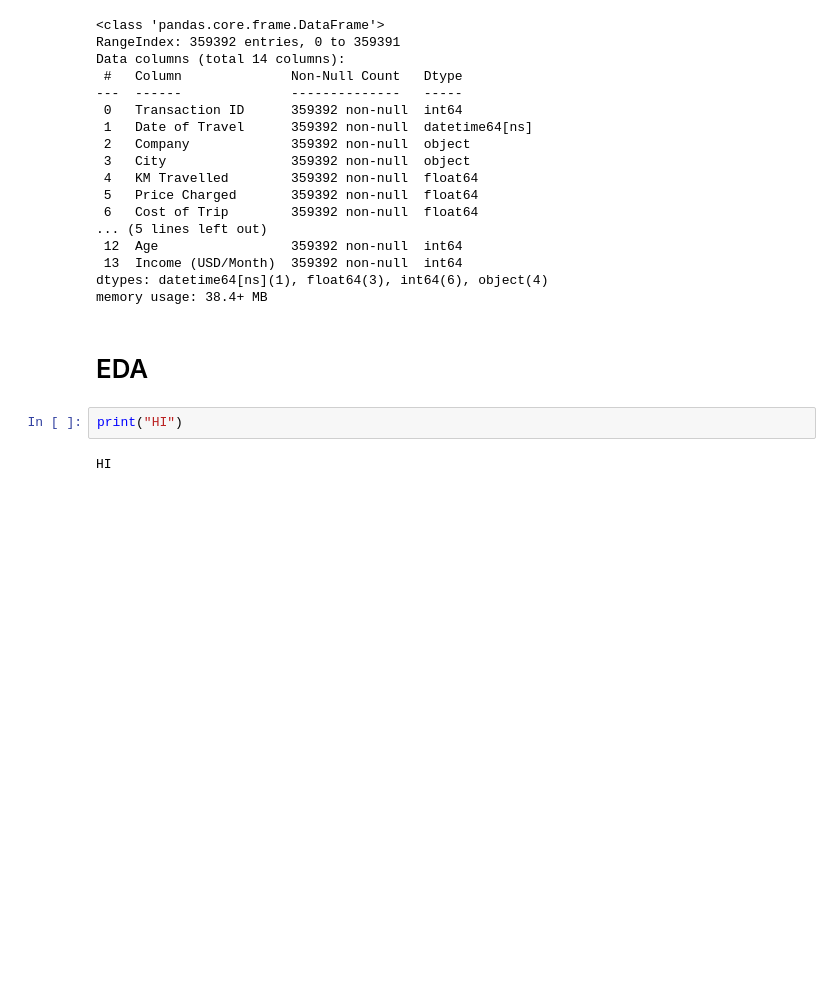
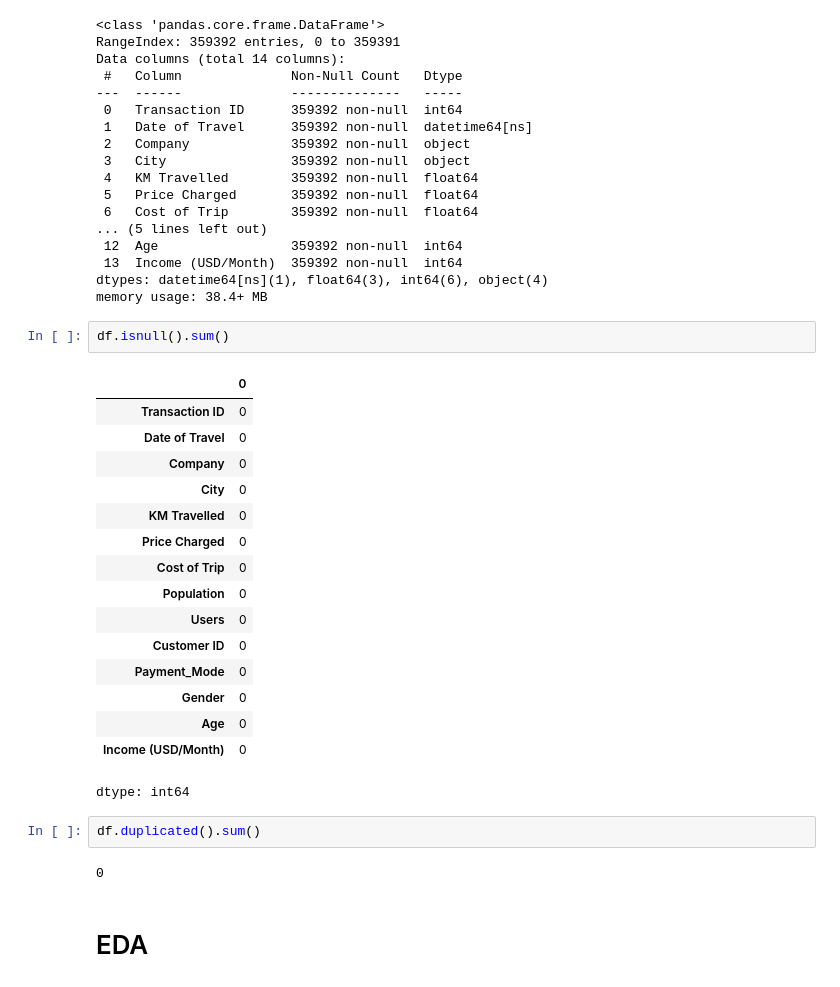
Before and after one commit to chjameskumar/Week-2, a Jupyter notebook: G2M_insight_for_Cab_Investment_firm.ipynb, the cells around one changed output. Saved outputs shown, nothing was run; the diff lists cells and outputs as text; blank space fills up the shorter version.

```diff
--- a/G2M_insight_for_Cab_Investment_firm.ipynb
+++ b/G2M_insight_for_Cab_Investment_firm.ipynb
@@ -380,9 +408,28 @@ Data columns (total 14 columns):
  13  Income (USD/Month)  359392 non-null  int64
 dtypes: datetime64[ns](1), float64(3), int64(6), object(4)
 memory usage: 38.4+ MB
+# %%
+df.isnull().sum()
+# %% [output]
+|  | 0 |
+| Transaction ID | 0 |
+| Date of Travel | 0 |
+| Company | 0 |
+| City | 0 |
+| KM Travelled | 0 |
+| Price Charged | 0 |
+| Cost of Trip | 0 |
+| Population | 0 |
+| Users | 0 |
+| Customer ID | 0 |
+| Payment_Mode | 0 |
+| Gender | 0 |
+| Age | 0 |
+| Income (USD/Month) | 0 |
+dtype: int64
+# %%
+df.duplicated().sum()
+# %% [output]
+0
 # %% [markdown]
 # EDA
-# %%
-print("HI")
-# %% [output]
-HI
```
Also changed, not shown: parts of 4 cells of this notebook.
